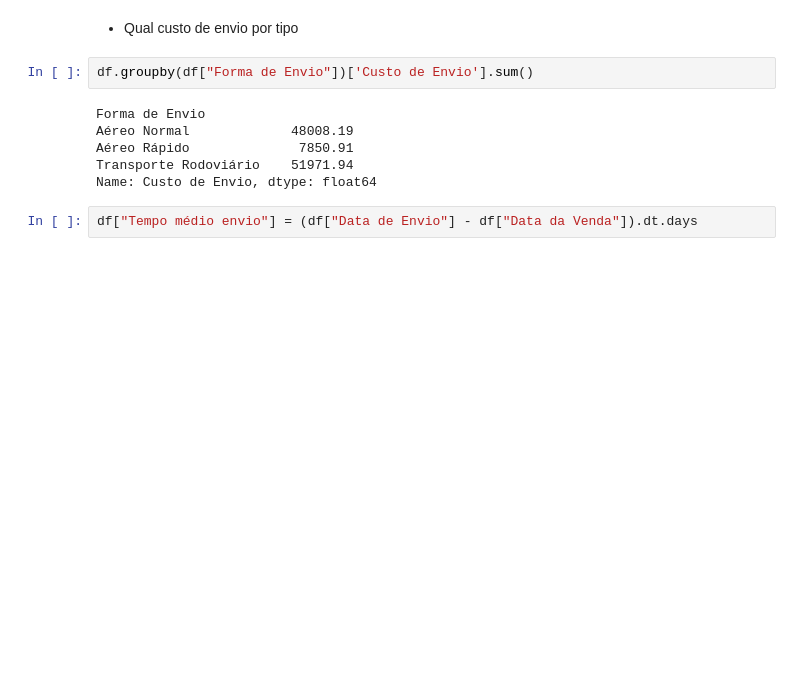
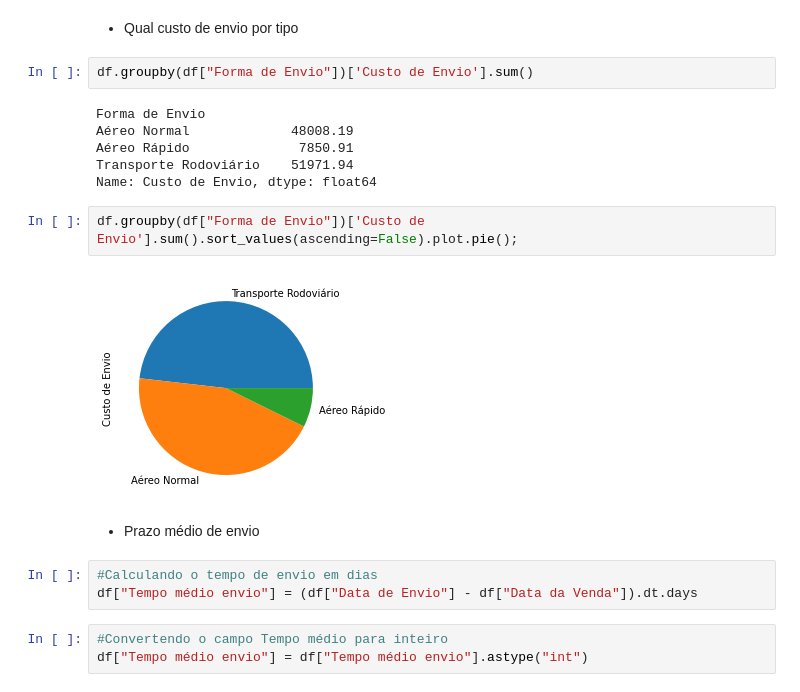
Before and after one commit to jcbdoliveira/desafio_de_projeto_unimed-bh_pandas, a Jupyter notebook: Desafio_de_projeto_Unimed_BH.ipynb, the cells around one changed output. Cells and saved outputs as stored; diff of their text form; blank space fills up the shorter version.

```diff
--- a/Desafio_de_projeto_Unimed_BH.ipynb
+++ b/Desafio_de_projeto_Unimed_BH.ipynb
@@ -238,5 +260,15 @@ Aéreo Normal             48008.19
 Aéreo Rápido              7850.91
 Transporte Rodoviário    51971.94
 Name: Custo de Envio, dtype: float64
+# %%
+df.groupby(df["Forma de Envio"])['Custo de Envio'].sum().sort_values(ascending=False).plot.pie();
+# %% [output]
+[figure, added]
+# %% [markdown]
+*   Prazo médio de envio
 # %%
+#Calculando o tempo de envio em dias
 df["Tempo médio envio"] = (df["Data de Envio"] - df["Data da Venda"]).dt.days
+# %%
+#Convertendo o campo Tempo médio para inteiro
+df["Tempo médio envio"] = df["Tempo médio envio"].astype("int")
```
Also changed, not shown: parts of 30 cells of this notebook.
